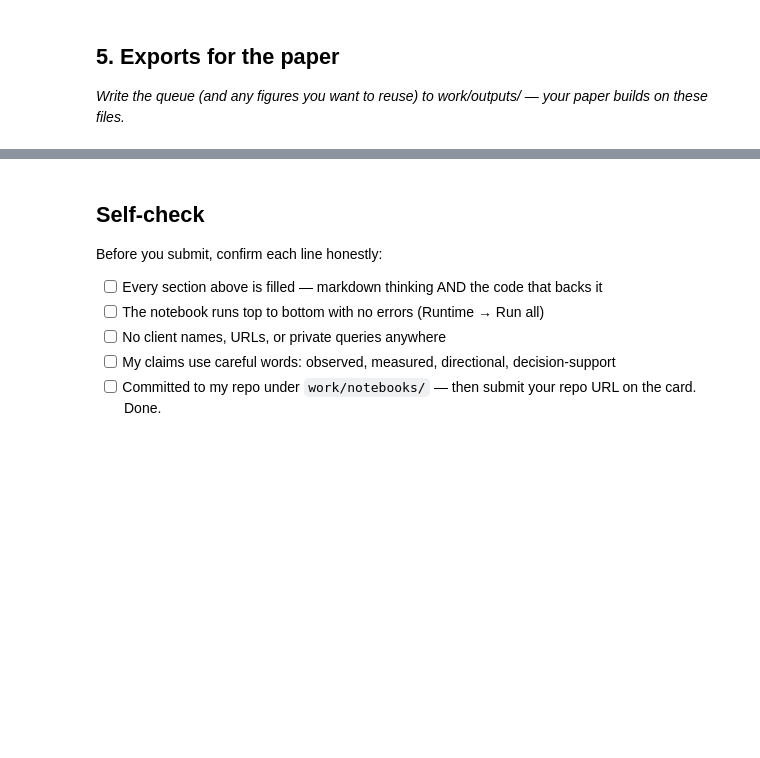
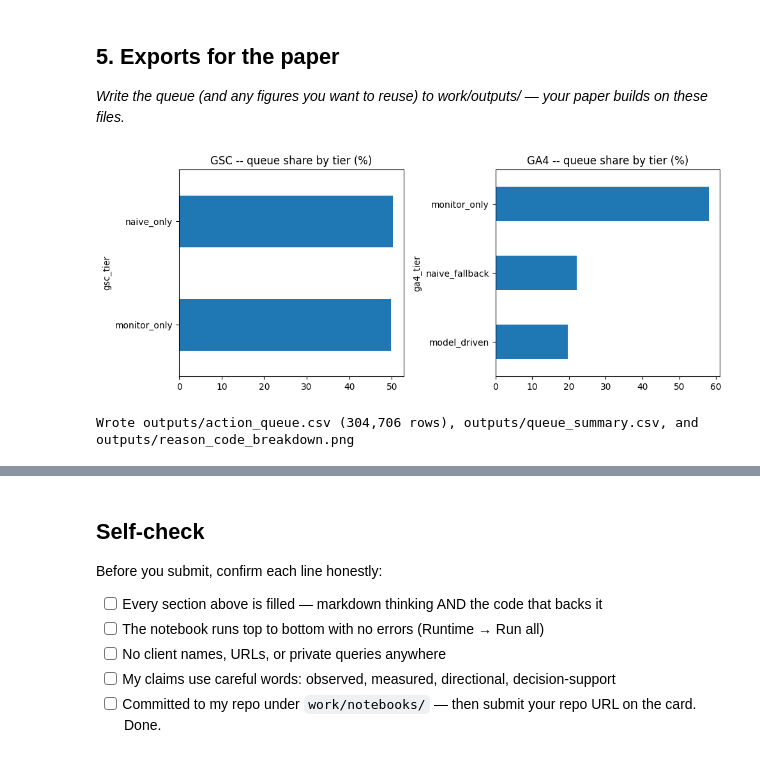
Before and after one commit to ku-ro-wa/flyrank-ml-starter, a Jupyter notebook: work/notebooks/w07_action_playbook.ipynb, the cells around one changed output, grey strips where cells are left out. Saved outputs shown, nothing was run; the diff lists cells and outputs as text; code cells hidden in the pictures; blank space fills up the shorter version.

```diff
--- a/work/notebooks/w07_action_playbook.ipynb
+++ b/work/notebooks/w07_action_playbook.ipynb
@@ -8,0 +946,4 @@ This skeleton is yours to fill. Work the sections **in order** — each one has
+# %%
+raw = train.load_raw()
+df = train.build_feature_matrix(raw)
+df.shape
@@ -8,0 +952,11 @@ This skeleton is yours to fill. Work the sections **in order** — each one has
+# %%
+# Lower this (e.g. 0.3) only if a later cell still hits Colab's memory ceiling.
+# This notebook only rebuilds ONE hurdle model (GA4) plus the trivial naive
+# baseline for GSC -- lighter than w05_model_temp.ipynb, which tunes both
+# targets' hurdle models back to back -- so 1.0 should be workable on a
+# Pro/Pro+ High-RAM runtime. Shouldn't change which rows land in which
+# confidence tier below, just the precision of the tier counts.
+SAMPLE_FRAC = 1.0
+if SAMPLE_FRAC < 1.0:
+    df = df.sample(frac=SAMPLE_FRAC, random_state=0)
+    print(f"Subsampled to {len(df):,} rows")
@@ -22,0 +1169,9 @@ This skeleton is yours to fill. Work the sections **in order** — each one has
+# %%
+# Ground the "limits" claims below in this week's actual queue composition.
+gsc_tier_share = action_queue["gsc_tier"].value_counts(normalize=True).mul(100).round(1)
+ga4_tier_share = action_queue["ga4_tier"].value_counts(normalize=True).mul(100).round(1)
+
+print("GSC -- share of this week's queue by tier (%):")
+display(gsc_tier_share.rename("pct").to_frame())
+print("\nGA4 -- share of this week's queue by tier (%):")
+display(ga4_tier_share.rename("pct").to_frame())
@@ -43,0 +1326,24 @@ This skeleton is yours to fill. Work the sections **in order** — each one has
+# %%
+import matplotlib.pyplot as plt
+
+os.makedirs("outputs", exist_ok=True)
+
+action_queue.to_csv("outputs/action_queue.csv", index=False)
+
+queue_summary = pd.concat(
+    {"gsc_tier_share_pct": gsc_tier_share, "ga4_tier_share_pct": ga4_tier_share}, axis=1
+)
+queue_summary.to_csv("outputs/queue_summary.csv")
+
+fig, axes = plt.subplots(1, 2, figsize=(10, 4))
+gsc_tier_share.sort_values().plot.barh(ax=axes[0], title="GSC -- queue share by tier (%)")
+ga4_tier_share.sort_values().plot.barh(ax=axes[1], title="GA4 -- queue share by tier (%)")
+fig.tight_layout()
+fig.savefig("outputs/reason_code_breakdown.png", dpi=150)
+plt.show()
+
+print(f"Wrote outputs/action_queue.csv ({len(action_queue):,} rows), "
+      f"outputs/queue_summary.csv, and outputs/reason_code_breakdown.png")
+# %% [output]
+[figure, added]
+Wrote outputs/action_queue.csv (304,706 rows), outputs/queue_summary.csv, and outputs/reason_code_breakdown.png
```
Also changed, not shown: parts of 31 cells of this notebook.
